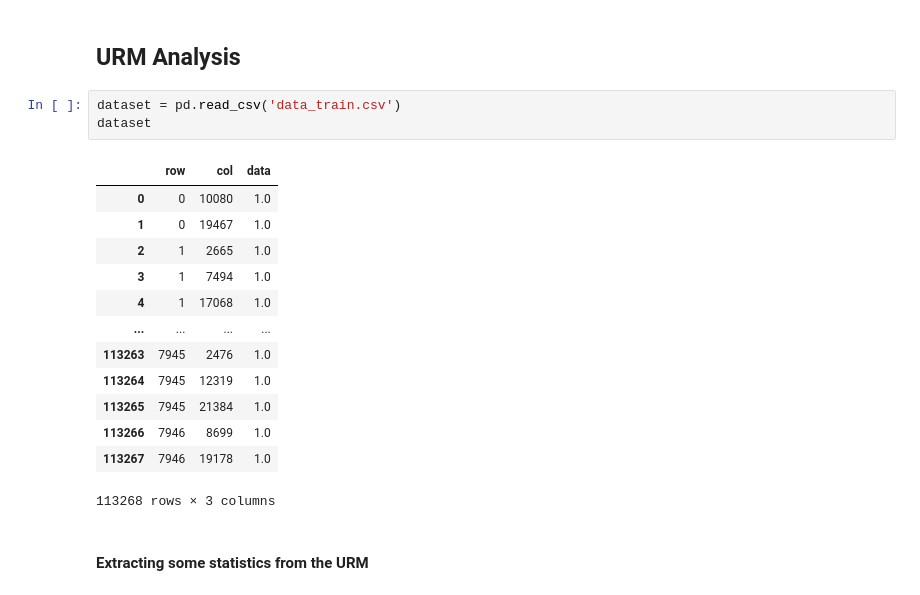
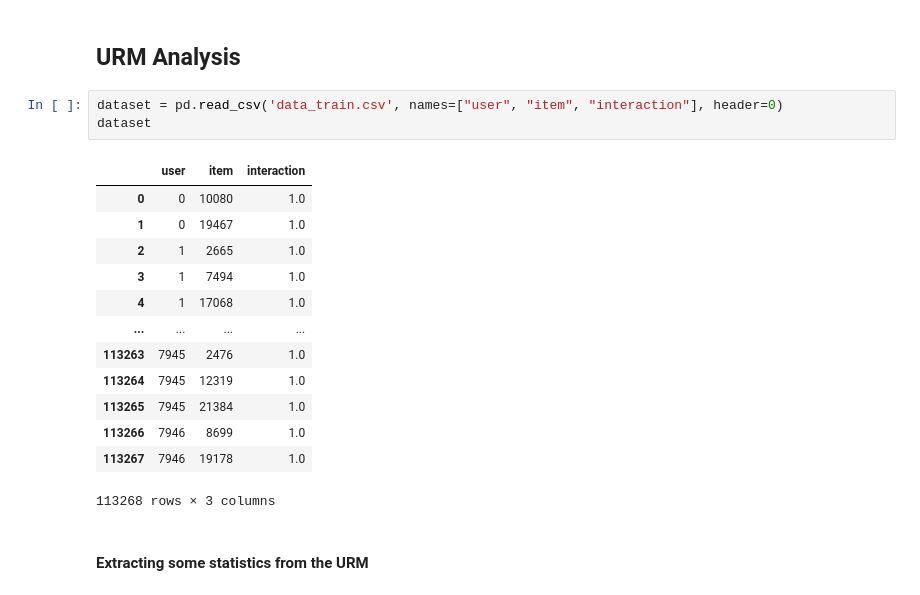
Before and after one commit to mattiasu96/Recommender-Systems-Challenge, a Jupyter notebook: New Challenge Data/Data Analysis.ipynb, the cells around one changed output. Cells and saved outputs as stored; diff of their text form.

```diff
--- a/New Challenge Data/Data Analysis.ipynb
+++ b/New Challenge Data/Data Analysis.ipynb
@@ -12,10 +12,10 @@ sys.path.append('..')
 # %% [markdown]
 ## URM Analysis
 # %%
-dataset = pd.read_csv('data_train.csv')
+dataset = pd.read_csv('data_train.csv', names=["user", "item", "interaction"], header=0)
 dataset
 # %% [output]
-|  | row | col | data |
+|  | user | item | interaction |
 | 0 | 0 | 10080 | 1.0 |
 | 1 | 0 | 19467 | 1.0 |
 | 2 | 1 | 2665 | 1.0 |
```
Also changed, not shown: parts of 23 cells of this notebook, 4 other files.
